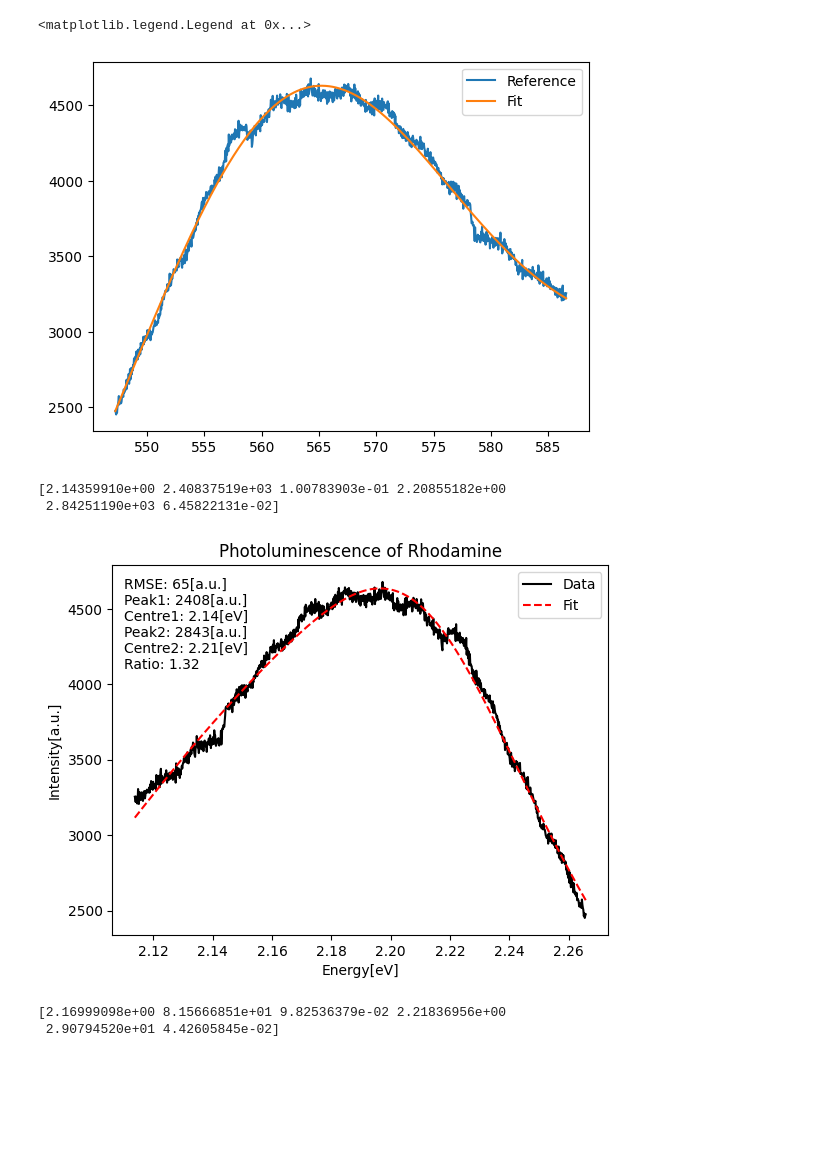
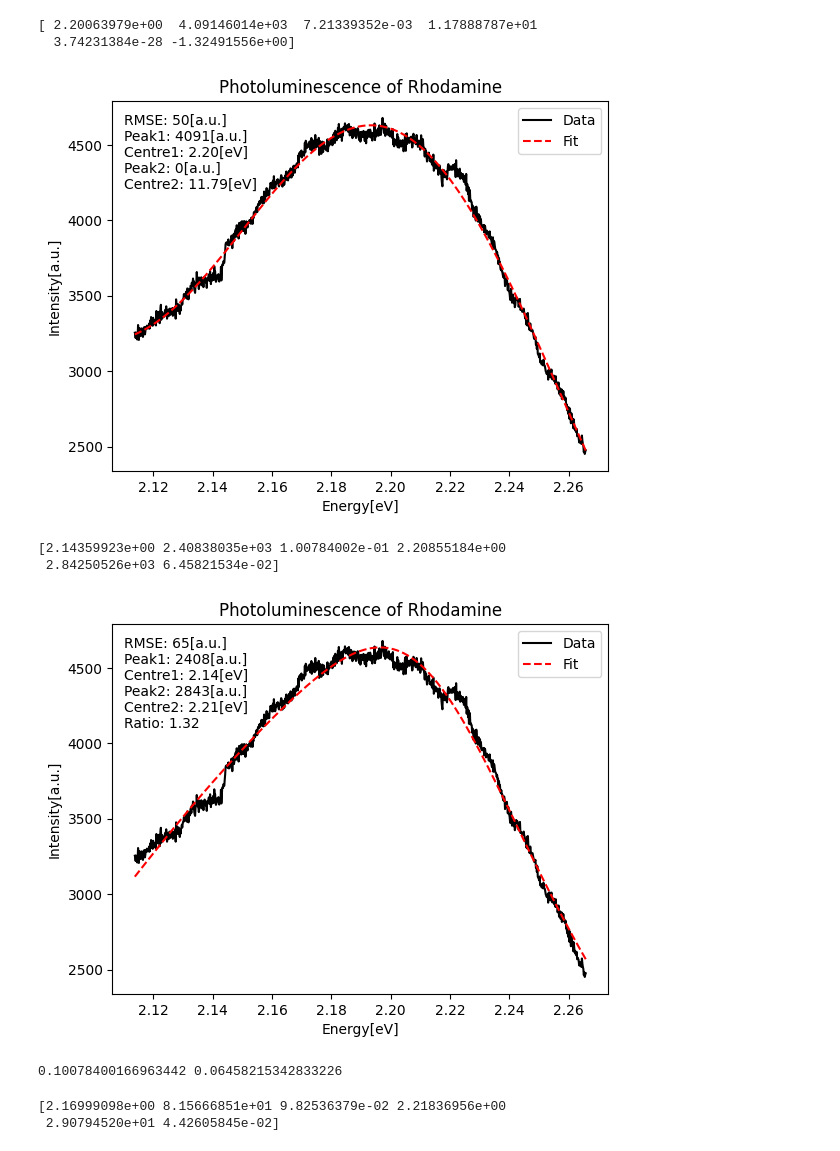
Before and after one commit to IntermidiatePhysicsExperiment/Photoluminescence, a Jupyter notebook: EDA/01_Rhodamine.ipynb, the cells around one changed output. Cells and saved outputs as stored; diff of their text form; code cells hidden in the pictures; blank space fills up the shorter version.

```diff
--- a/EDA/01_Rhodamine.ipynb
+++ b/EDA/01_Rhodamine.ipynb
@@ -13,9 +38,14 @@ signal_noise = pd.read_csv(data_path + f'Rhodamine{T}_Sig_Noise.asc', skiprows=2
 # %%
-func = lambda x, cen, amp, wid: amp * np.exp(-(x - cen)**2 / wid)
-p0 = [692, 4000, 10000]
+func = lambda x, cen1, amp1, wid1, cen2, amp2, wid2: amp1 * np.exp(-(x - cen1)**2 / wid1) + amp2 * np.exp(-(x - cen2)**2 / wid2)
+#p0 = [692, 4000, 10000, 694, 4000, 10000]
+p0 = [2.16, 4000, 10, 2.22, 4000, 10]
 x = reference['Wavelength[nm]']
+h = 6.62607015e-34 # J.s
+c = 2.99792458e8 # m/s
+eV = 1.602176634e-19 # J
+x = h * c / (x * 1e-9) / eV # nm to eV
 y = reference['Intensity[a.u.]']
-popt, pcov = scipy.optimize.curve_fit(func, x, y, p0=p0)
+popt, pcov = scipy.optimize.curve_fit(func,x, y, p0=p0, maxfev=100000)
 plt.plot(x, y, label='Reference')
 plt.plot(x, func(x, *popt), label='Fit')
 plt.legend()
@@ -25,15 +54,26 @@ plt.legend()
-# %%
-func = lambda x, cen1, amp1, wid1, cen2, amp2, wid2: amp1 * np.exp(-(x - cen1)**2 / wid1) + amp2 * np.exp(-(x - cen2)**2 / wid2)
-p0 = [692, 4000, 10000, 694, 4000, 10000]
-x = reference['Wavelength[nm]']
-y = reference['Intensity[a.u.]']
-popt, pcov = scipy.optimize.curve_fit(func, x, y, p0=p0)
-plt.plot(x, y, label='Reference')
-plt.plot(x, func(x, *popt), label='Fit')
-plt.legend()
-# %% [output]
-<matplotlib.legend.Legend at 0x...>
-[figure, removed]
+# %%
+mid1, mid2 = popt[0], popt[3]; peak1, peak2 = popt[1], popt[4]; wid1, wid2 = popt[2], popt[5]
+area1 = peak1 * wid1 * np.pi; area2 = peak2 * wid2 * np.pi
+ratio = area1 / area2
+loss = np.mean((y - func(x, *popt))**2)
+plt.plot(x, y, label='Data', color='black')
+plt.plot(x, func(x, *popt), label='Fit', color='red', linestyle='--')
+plt.legend()
+plt.title(f'Photoluminescence of Rhodamine')
+plt.xlabel('Energy[eV]')
+plt.ylabel('Intensity[a.u.]')
+plt.text(2.11, 4100, f"""RMSE: {np.sqrt(loss):.0f}[a.u.]
+Peak1: {peak1:.0f}[a.u.]
+Centre1: {mid1:.2f}[eV]
+Peak2: {peak2:.0f}[a.u.]
+Centre2: {mid2:.2f}[eV]
+""")
+print(popt)
+plt.savefig('output/Rhodamine/Rhodamine_Gaussian.png', dpi=400)
+# %% [output]
+[ 2.20063979e+00  4.09146014e+03  7.21339352e-03  1.17888787e+01
+  3.74231384e-28 -1.32491556e+00]
+[figure, added]
 # %%
 h = 6.62607015e-34 # J.s
 c = 2.99792458e8 # m/s
@@ -63,9 +103,14 @@ Ratio: {ratio:.2f}""")
 print(popt)
 plt.savefig('output/Rhodamine/Rhodamine.png', dpi=400)
 # %% [output]
-[2.14359910e+00 2.40837519e+03 1.00783903e-01 2.20855182e+00
- 2.84251190e+03 6.45822131e-02]
+[2.14359923e+00 2.40838035e+03 1.00784002e-01 2.20855184e+00
+ 2.84250526e+03 6.45821534e-02]
 [figure]
+# %%
+print(wid1, wid2)
+#print(h*c/(0.15*1e-9)/eV, h*c/(0.19*1e-9)/eV)
+# %% [output]
+0.10078400166963442 0.06458215342833226
 # %%
 func = lambda x, cen1, amp1, wid1, cen2, amp2, wid2: amp1 / (((x - cen1)/wid1)**2+1) + amp2 / (((x - cen2)/wid2)**2+1)
 p0 = [2.16, 100, 0.05, 2.22, 100, 0.05]
```
Also changed, not shown: parts of 2 cells of this notebook, 5 other files.
